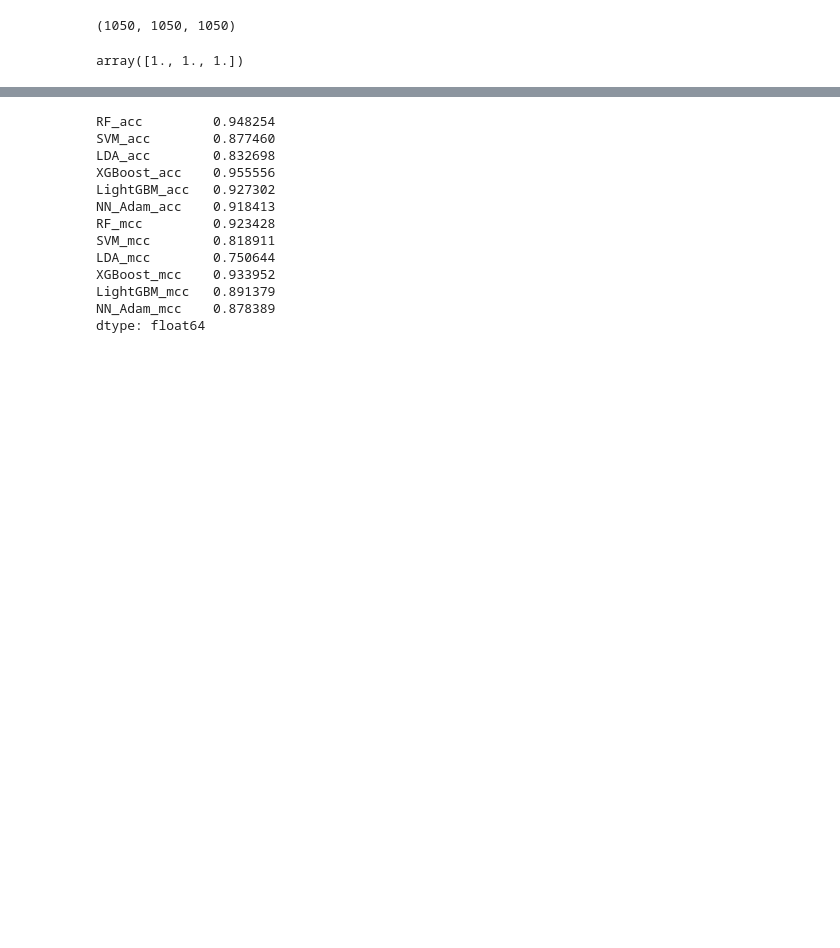
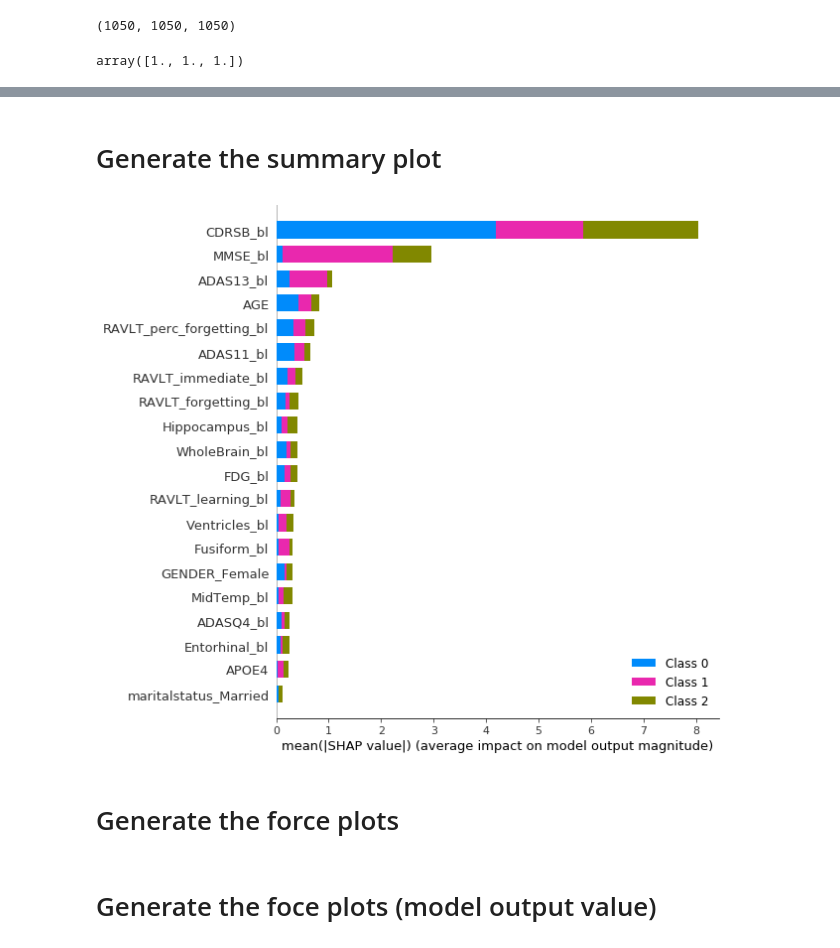
Before and after one commit to mtitarik/ADNI_clinical, a Jupyter notebook: scripts/ADNI_clinical_NestedCV.ipynb, the cells around one changed output, grey strips where cells are left out. Cells and saved outputs as stored; diff of their text form; code cells hidden in the pictures; blank space fills up the shorter version.

Commit message:
added documentation, completed script with shap plots and numeric result tables.

```diff
--- a/scripts/ADNI_clinical_NestedCV.ipynb
+++ b/scripts/ADNI_clinical_NestedCV.ipynb
@@ -784,19 +775,14 @@ NN_Adam_mcc    0.871251
 dtype: float64
 [None, None, None, None, None, None, None, None, None, None]
-# %%
-# clf_results_inner_fold, ['Random Forest','SVM', 'LDA', *NN_labels], len(NN_params), len(classifiers)
-outer_CV_results_df.mean(axis = 0)
-# %% [output]
-RF_acc         0.948254
-SVM_acc        0.877460
-LDA_acc        0.832698
-XGBoost_acc    0.955556
-LightGBM_acc   0.927302
-NN_Adam_acc    0.918413
-RF_mcc         0.923428
-SVM_mcc        0.818911
-LDA_mcc        0.750644
-XGBoost_mcc    0.933952
-LightGBM_mcc   0.891379
-NN_Adam_mcc    0.878389
-dtype: float64
+# %% [markdown]
+# Generate the summary plot
+# %%
+classifier_name_abbr = 'xgboost'
+
+f = plt.figure()
+shap.summary_plot(shap_values, X_test)
+f.savefig(f"../figs/{classifier_name_abbr}/summary_plot_{classifier_name_abbr}.png", bbox_inches='tight', dpi=600)
+# %% [output]
+[figure, added]
+# %% [markdown]
+# Generate the force plots
@@ -802,0 +795,2 @@ dtype: float64
+# %% [markdown]
+# Generate the foce plots (model output value)
```
Also changed, not shown: parts of 57 cells of this notebook.
